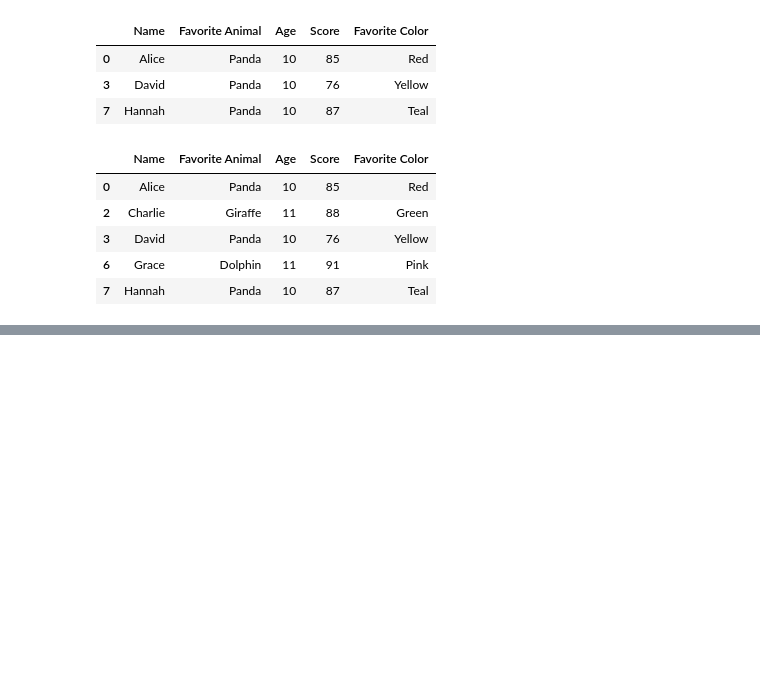
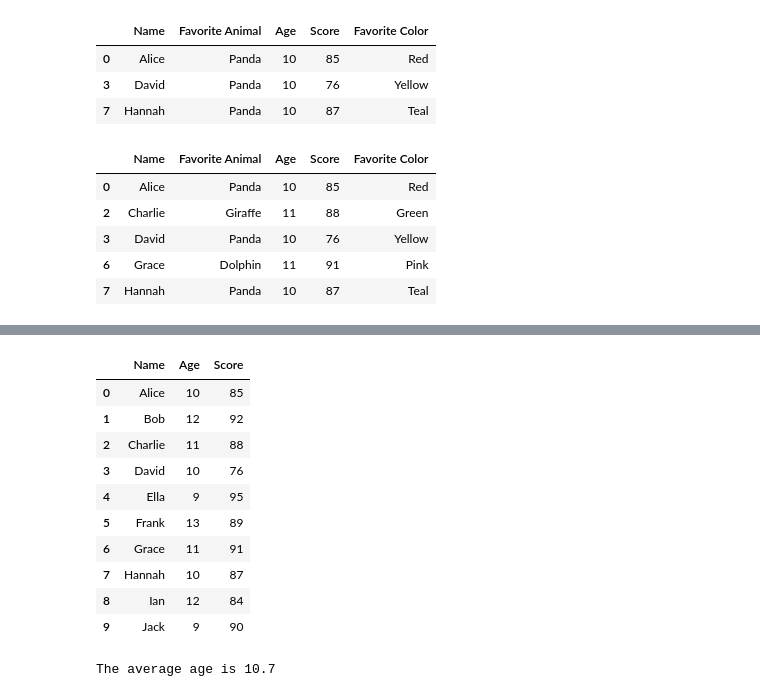
Before and after one commit to byambaa1982/python_cources_for_beginers, a Jupyter notebook: Mini Project 1/Pandas.ipynb, the cells around one changed output, grey strips where cells are left out. Drawn from its saved outputs; the diff is of its cells as text; code cells hidden in the pictures; blank space fills up the shorter version.

```diff
--- a/Mini Project 1/Pandas.ipynb
+++ b/Mini Project 1/Pandas.ipynb
@@ -53,0 +68,21 @@ df[(df['Age']>=10) & (df['Age']<=11)]
+# %%
+name_age_score = df[["Name", "Age", "Score"]]
+# %%
+name_age_score
+# %% [output]
+|  | Name | Age | Score |
+| 0 | Alice | 10 | 85 |
+| 1 | Bob | 12 | 92 |
+| 2 | Charlie | 11 | 88 |
+| 3 | David | 10 | 76 |
+| 4 | Ella | 9 | 95 |
+| 5 | Frank | 13 | 89 |
+| 6 | Grace | 11 | 91 |
+| 7 | Hannah | 10 | 87 |
+| 8 | Ian | 12 | 84 |
+| 9 | Jack | 9 | 90 |
+# %%
+average_age = df['Age'].mean()
+print(f"The average age is {average_age}")
+# %% [output]
+The average age is 10.7
```
Also changed, not shown: parts of 1 cell of this notebook.
